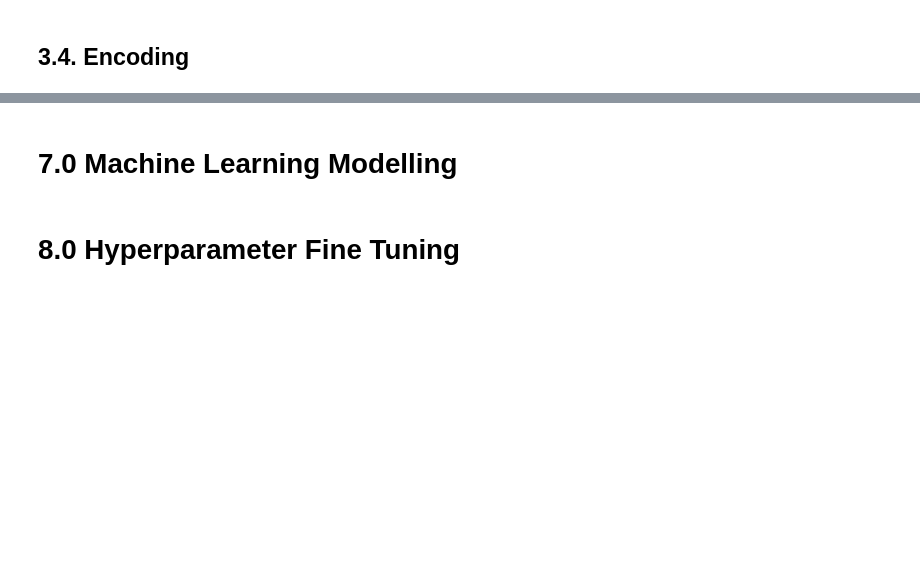
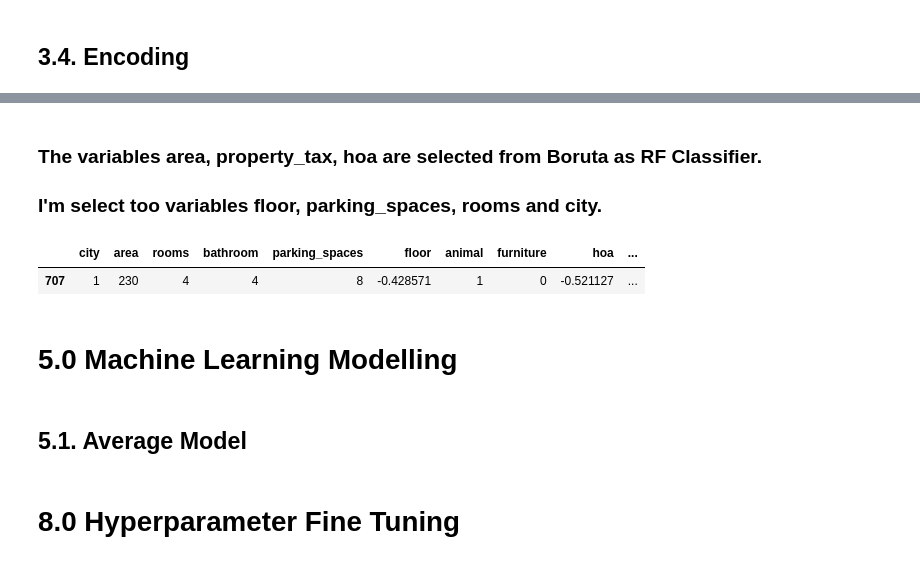
Before and after one commit to math-prog/house_predict, a Jupyter notebook: notebooks/1.0.mso.house_predict.ipynb, the cells around one changed output, grey strips where cells are left out. Saved outputs shown, nothing was run; the diff lists cells and outputs as text; code cells hidden in the pictures; blank space fills up the shorter version.

Commit message:
init ML modelling

```diff
--- a/notebooks/1.0.mso.house_predict.ipynb
+++ b/notebooks/1.0.mso.house_predict.ipynb
@@ -403,0 +469,8 @@ X_test['animal'] = X_test['animal'].apply(lambda x: 0 if  x == 'not acept' else
+# %% [markdown]
+### The variables area, property_tax, hoa are selected from Boruta as RF Classifier.
+### I'm select too variables floor, parking_spaces, rooms and city.
+# %%
+X_train.sample()
+# %% [output]
+|  | city | area | rooms | bathroom | parking_spaces | floor | animal | furniture | hoa | ... |
+| 707 | 1 | 230 | 4 | 4 | 8 | -0.428571 | 1 | 0 | -0.521127 | ... |
@@ -404,5 +479,7 @@ X_test['animal'] = X_test['animal'].apply(lambda x: 0 if  x == 'not acept' else
 # %% [markdown]
-# 7.0 Machine Learning Modelling
+# 5.0 Machine Learning Modelling
+# %% [markdown]
+## 5.1. Average Model
 # %% [markdown]
 # 8.0 Hyperparameter Fine Tuning
 # %% [markdown]
```
Also changed, not shown: parts of 20 cells of this notebook, 5 other files.
